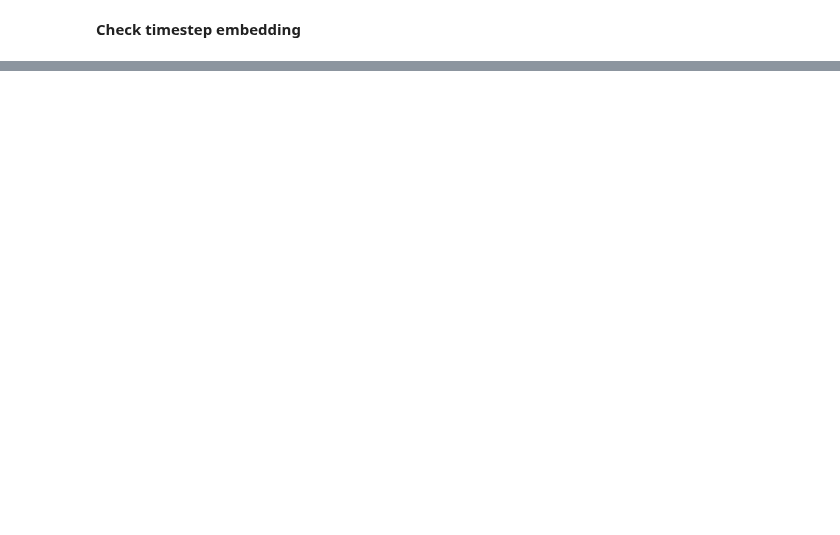
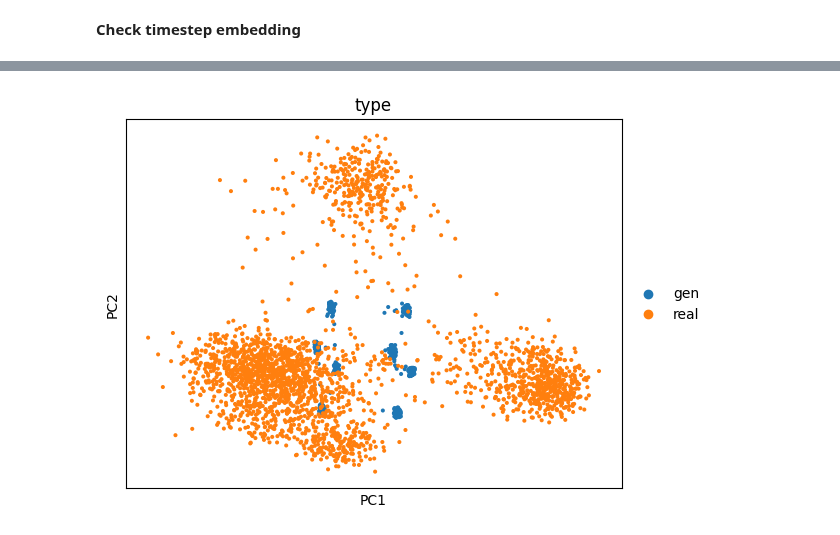
Before and after one commit to theislab/CFGen, a Jupyter notebook: notebooks/tutorials/tutorial_pbmc.ipynb, the cells around one changed output, grey strips where cells are left out. Saved outputs shown, nothing was run; the diff lists cells and outputs as text; code cells hidden in the pictures; blank space fills up the shorter version.

```diff
--- a/notebooks/tutorials/tutorial_pbmc.ipynb
+++ b/notebooks/tutorials/tutorial_pbmc.ipynb
@@ -213,0 +138,11 @@ sc.pl.umap(adata_tmp)
+# %%
+d = []
+
+for batch in estimator.datamodule.train_dataloader:
+    d.append(batch["X"])
+
+d = torch.cat(d, dim=0)
+# d = torch.clip(d, -3,3)
+# %%
+adata = sc.AnnData(X = np.concatenate([X_gen.detach().cpu().numpy(), d.cpu().numpy()]),
+                   obs = pd.DataFrame({"type":["gen"]*len(X_gen)+["real"]*len(d)}))
@@ -213,0 +153,4 @@ sc.pl.umap(adata_tmp)
+# %%
+sc.pl.pca(adata, color="type")
+# %% [output]
+[figure, added]
```
Also changed, not shown: parts of 39 cells of this notebook, 13 other files.
